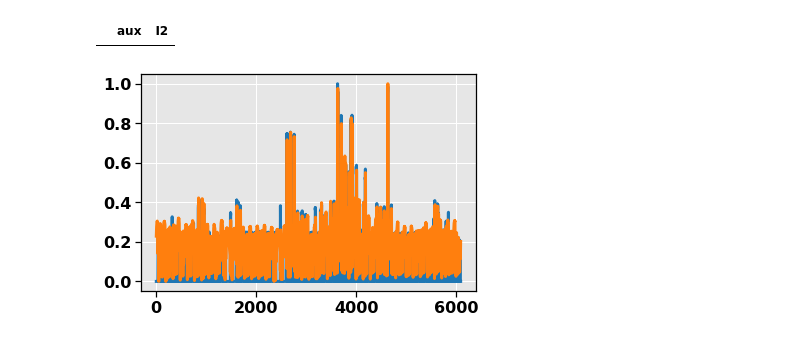
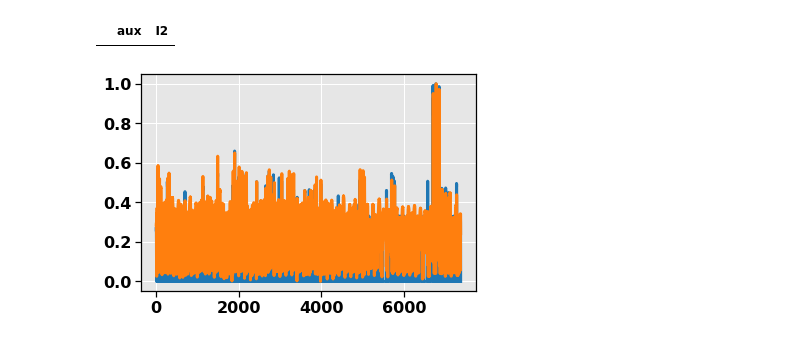
Before and after one commit to fonstelien/FYS-STK4155, a Jupyter notebook: project3/source/project3.ipynb, the cells around one changed output. Cells and saved outputs as stored; diff of their text form; code cells hidden in the pictures.

```diff
--- a/project3/source/project3.ipynb
+++ b/project3/source/project3.ipynb
@@ -131,3 +132,32 @@ X, y = ar.prep_overall_model_dataset(auxiliaries, current, temperatureX, 5)
 X.head(0)
 # %% [output]
 |  | aux | intercept | I2 | temp__1 | temp__2 | temp__3 | temp__4 | temp__5 |
+# %%
+max_shift = 9
+results = np.ndarray((max_shift+1,5))
+for i, shift in enumerate(range(max_shift+1)):
+    X, y = ar.prep_overall_model_dataset(auxiliaries, current, temperatureX, shift)
+
+    start='2018-11-15 00:00:00'
+    end='2018-12-15 00:00:00'
+    X_train, y_train = X[start:end], y[start:end]
+
+    start='2019-01-07 00:00:00'
+    end='2019-02-01 00:00:00'
+    X_test, y_test = X[start:end], y[start:end]
+
+    coeffs = ar.ols(X_train, y_train)
+
+    t0 = y_train['tempX'][0]
+    y_pred = ar.evaluate(coeffs, X_train, t0)
+    r2_train = skl.metrics.r2_score(y_train, y_pred)
+    mse_train = skl.metrics.mean_squared_error(y_train, y_pred)
+
+    t0 = y_test['tempX'][0]
+    y_pred = ar.evaluate(coeffs, X_test, t0)
+    r2_test = skl.metrics.r2_score(y_test, y_pred)
+    mse_test = skl.metrics.mean_squared_error(y_test, y_pred)
+
+    results[i] = [shift, r2_train, mse_train, r2_test, mse_test]
+
+results_df = DataFrame(data=results[:,1:], index=results[:,0].astype(np.int32), columns=['r2_train', 'mse_train', 'r2_test', 'mse_test'])
@@ -190,22 +246,22 @@ X.head(0)
 # %% [output]
 |  | aux | I2 |
 # %%
-start='2018-12-15 00:00:00'
-end='2019-02-01 00:00:00'
+start='2018-11-15 00:00:00'
+end='2019-01-07 00:00:00'
 X_train, y_train = X[start:end], y[start:end]
 
 X_scaler = skl.preprocessing.MinMaxScaler()
 X_scaler.fit(X_train)
 X_train_scaled = X_scaler.transform(X_train)
 
 ymin, ymax = y_train.min()[0], y_train.max()[0]
 y_scaler = skl.preprocessing.MinMaxScaler()
 y_scaler.fit(y_train)
 y_train_scaled = y_scaler.transform(y_train)
 
 plt.plot(X_train_scaled[:,1])
 plt.plot(y_train_scaled[:,0])
 plt.show()
 # %% [output]
-[figure, old version]
+[figure, new version]
 # %%
```
Also changed, not shown: parts of 17 cells of this notebook.
